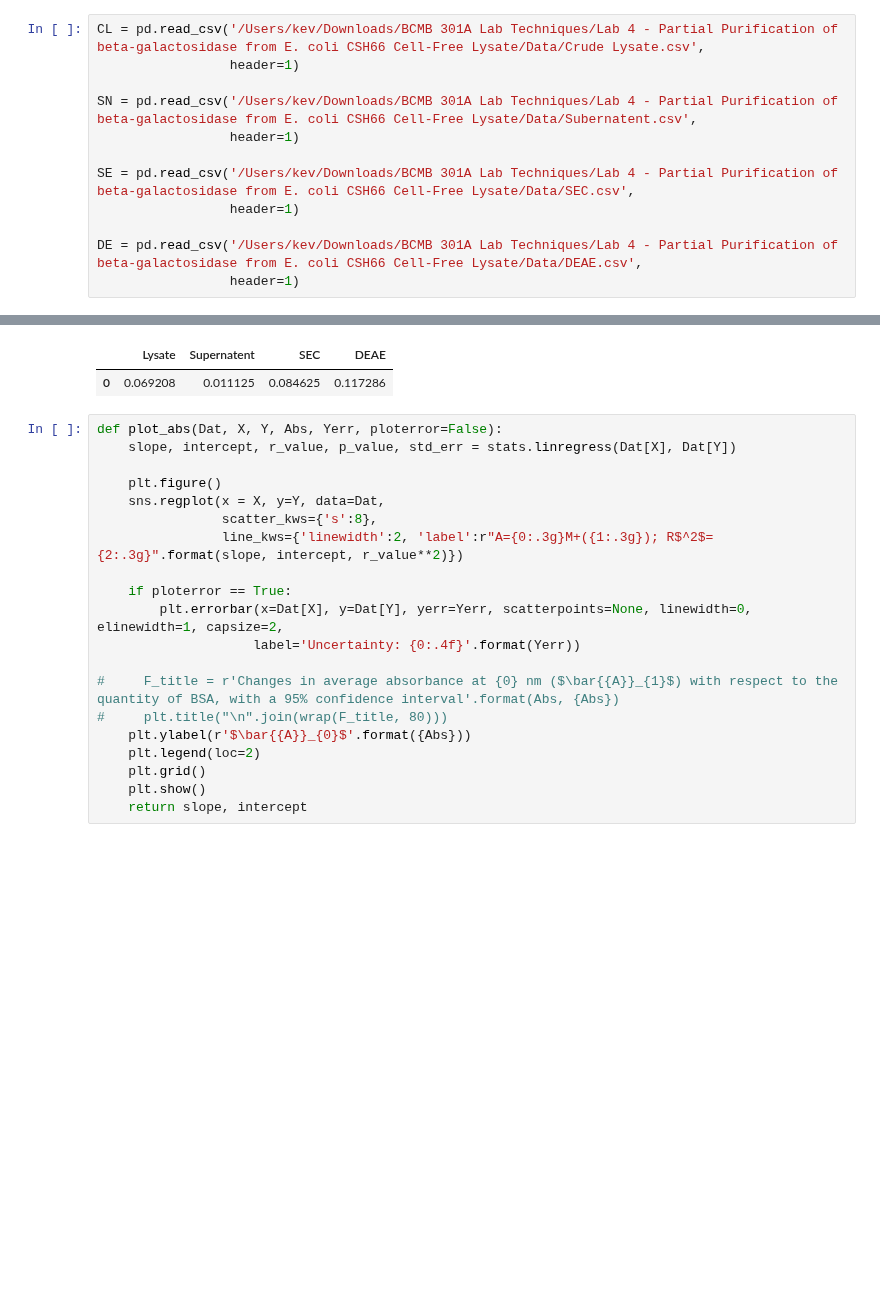
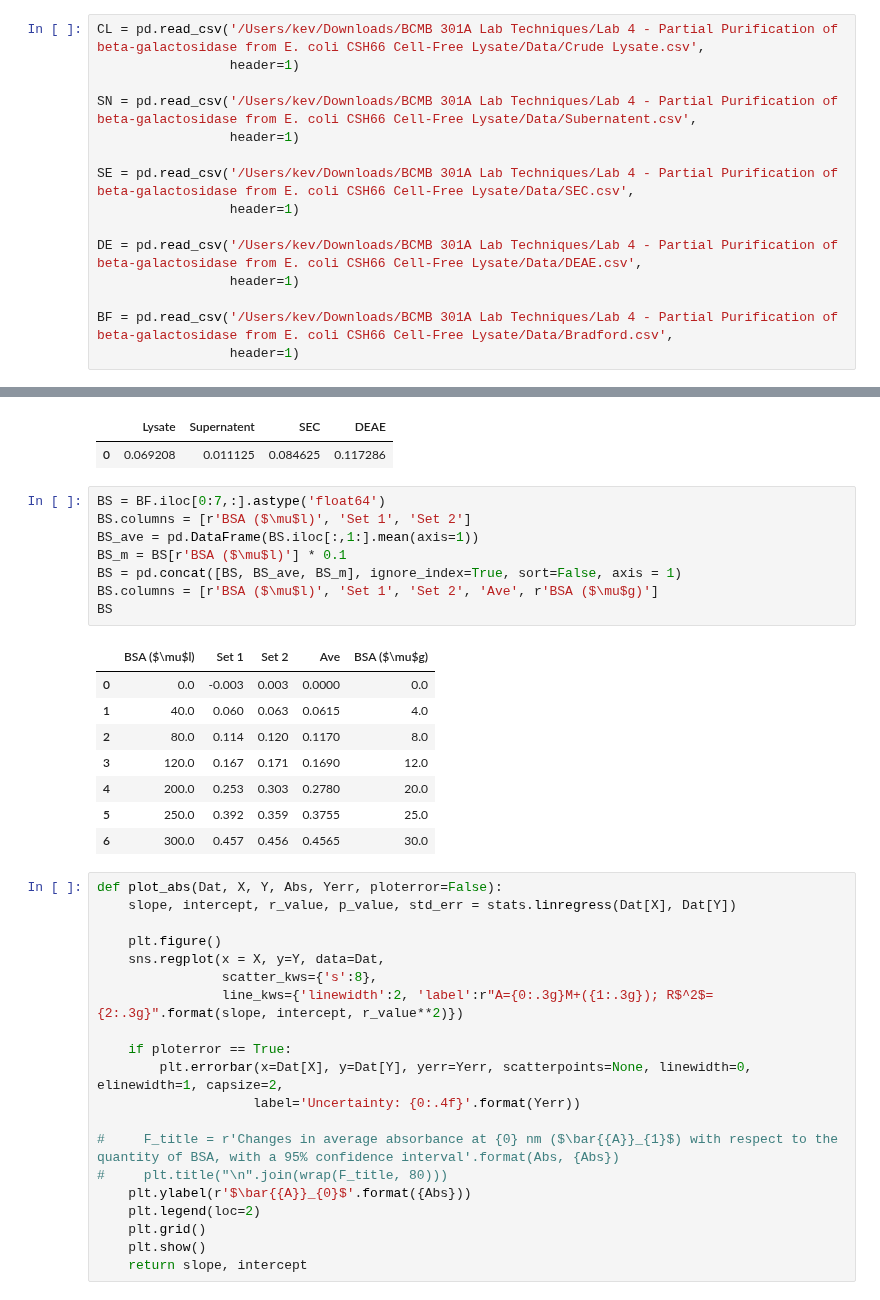
Before and after one commit to Kevinhykuo/UVic, a Jupyter notebook: Lab 4.ipynb, the cells around one changed output, grey strips where cells are left out. Saved outputs shown, nothing was run; the diff lists cells and outputs as text; blank space fills up the shorter version.

```diff
--- a/Lab 4.ipynb
+++ b/Lab 4.ipynb
@@ -24,6 +24,9 @@ SE = pd.read_csv('/Users/kev/Downloads/BCMB 301A Lab Techniques/Lab 4 - Partial
 
 DE = pd.read_csv('/Users/kev/Downloads/BCMB 301A Lab Techniques/Lab 4 - Partial Purification of beta-galactosidase from E. coli CSH66 Cell-Free Lysate/Data/DEAE.csv',
                  header=1)
+
+BF = pd.read_csv('/Users/kev/Downloads/BCMB 301A Lab Techniques/Lab 4 - Partial Purification of beta-galactosidase from E. coli CSH66 Cell-Free Lysate/Data/Bradford.csv',
+                 header=1)
 # %%
 CL_ave = pd.DataFrame(CL.iloc[:,1:].mean(axis=1))
 CL_ave.columns = ['CL Ave']
@@ -78,6 +81,23 @@ Diff_mean
 # %% [output]
 |  | Lysate | Supernatent | SEC | DEAE |
 | 0 | 0.069208 | 0.011125 | 0.084625 | 0.117286 |
+# %%
+BS = BF.iloc[0:7,:].astype('float64')
+BS.columns = [r'BSA ($\mu$l)', 'Set 1', 'Set 2']
+BS_ave = pd.DataFrame(BS.iloc[:,1:].mean(axis=1))
+BS_m = BS[r'BSA ($\mu$l)'] * 0.1
+BS = pd.concat([BS, BS_ave, BS_m], ignore_index=True, sort=False, axis = 1)
+BS.columns = [r'BSA ($\mu$l)', 'Set 1', 'Set 2', 'Ave', r'BSA ($\mu$g)']
+BS
+# %% [output]
+|  | BSA ($\mu$l) | Set 1 | Set 2 | Ave | BSA ($\mu$g) |
+| 0 | 0.0 | -0.003 | 0.003 | 0.0000 | 0.0 |
+| 1 | 40.0 | 0.060 | 0.063 | 0.0615 | 4.0 |
+| 2 | 80.0 | 0.114 | 0.120 | 0.1170 | 8.0 |
+| 3 | 120.0 | 0.167 | 0.171 | 0.1690 | 12.0 |
+| 4 | 200.0 | 0.253 | 0.303 | 0.2780 | 20.0 |
+| 5 | 250.0 | 0.392 | 0.359 | 0.3755 | 25.0 |
+| 6 | 300.0 | 0.457 | 0.456 | 0.4565 | 30.0 |
 # %%
 def plot_abs(Dat, X, Y, Abs, Yerr, ploterror=False):
     slope, intercept, r_value, p_value, std_err = stats.linregress(Dat[X], Dat[Y])
```
Also changed, not shown: parts of 2 cells of this notebook.
